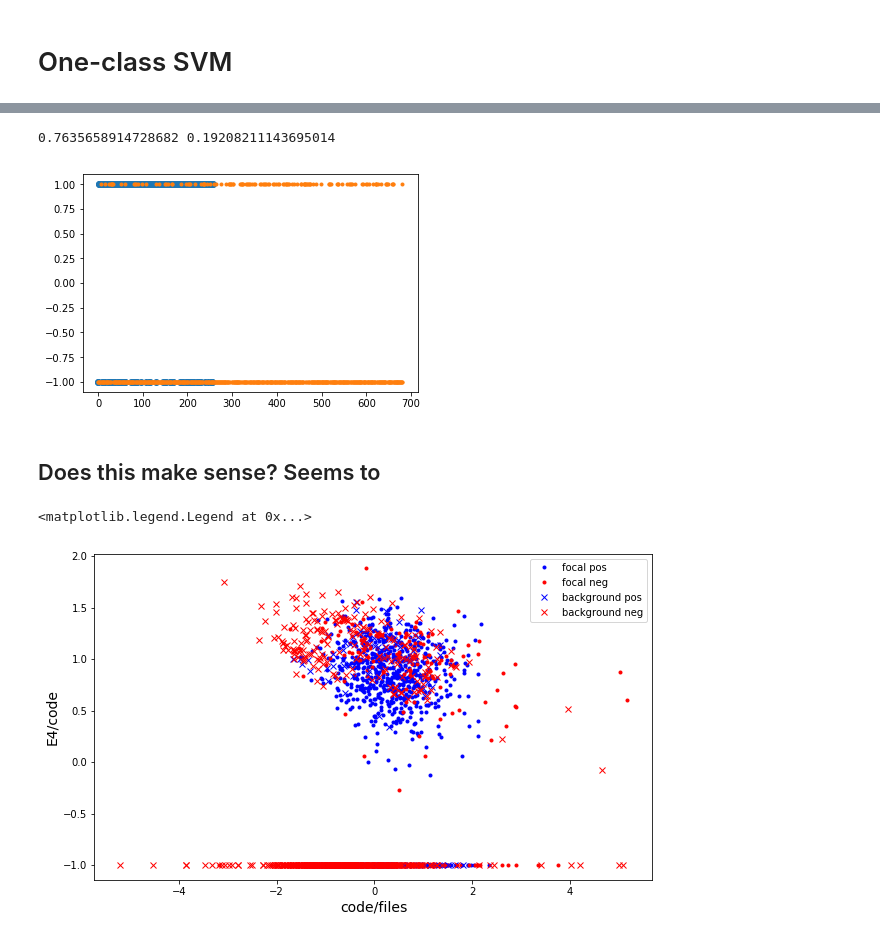
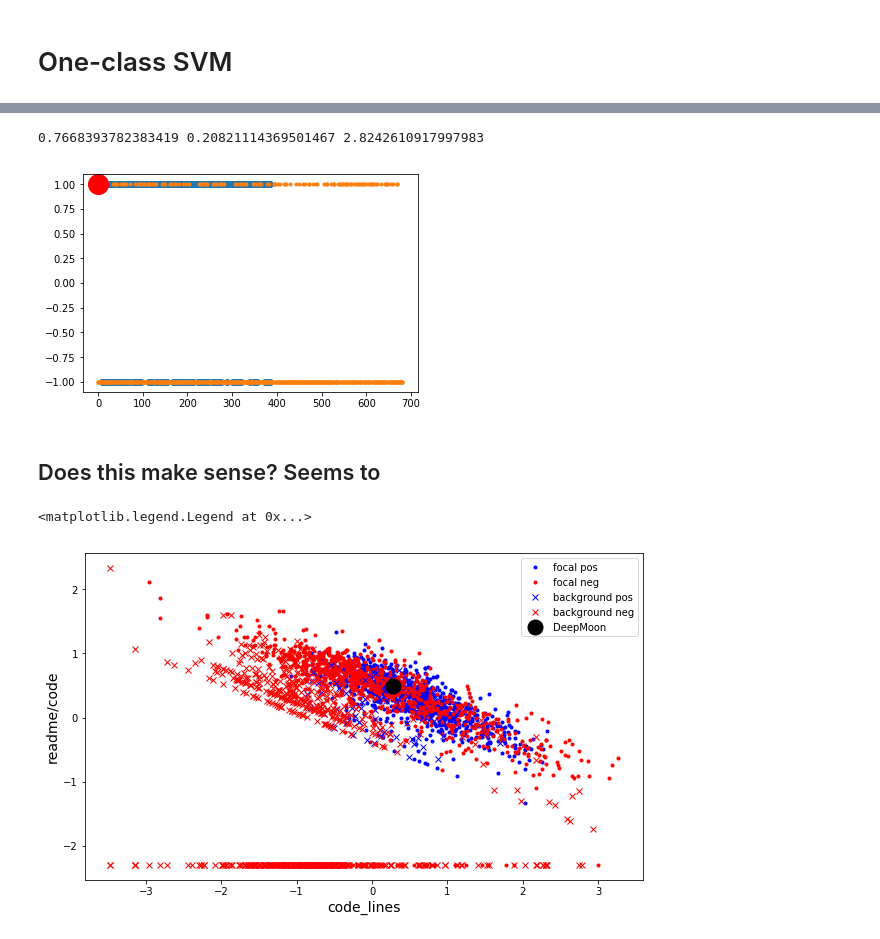
Before and after one commit to silburt/git-screened, a Jupyter notebook: Modeling.ipynb, the cells around one changed output, grey strips where cells are left out. Saved outputs shown, nothing was run; the diff lists cells and outputs as text; code cells hidden in the pictures.

```diff
--- a/Modeling.ipynb
+++ b/Modeling.ipynb
@@ -127,7 +123,7 @@ def focal_score(X_test, Xb_train, nu, gamma):
         print("recall=%f, background_focal_frac=%f, nu=%f, gamma=%f"%(recall, background_focal_frac, nu, gamma))
         score = 0
 
-    return score
+    return score, recall, background_focal_frac
 
 def random_train_test_split(X, train_frac = 0.8):
     N = len(X)
@@ -146,9 +142,16 @@ n_cv = 3
 # %%
 scores = []
 
+clf_best = None
+nu_best = 0
+gamma_best = 0
+score_best = 0
+recall_best = 0
+background_best = 0
+
 for n in nu:
     for g in loggamma:
-        sc = []
+        sc, rc, bk = [], [], []
         for i in range(n_cv):
             X_train, X_test = random_train_test_split(X)
             Xb_train, Xb_test = random_train_test_split(Xb)
@@ -156,6 +159,20 @@ for n in nu:
             clf = svm.OneClassSVM(kernel="rbf", nu=n, gamma=10**g)
             clf.fit(X_train)
 
-            sc.append(focal_score(X_test, Xb_train, n, g))
-        scores.append([n, g, np.mean(sc)])
+            sc_, rc_, bk_ = focal_score(X_test, Xb_train, n, g)
+            sc.append(sc_)
+            rc.append(rc_)
+            bk.append(bk_)
+        msc = np.mean(sc)
+        if msc > score_best:
+            score_best = msc
+            clf_best = clf
+            nu_best = n
+            gamma_best = g
+            recall_best = np.mean(rc)
+            background_best = np.mean(bk)
+        scores.append([n, g, msc, np.mean(rc), np.mean(bk)])
+
+print('best parameters are: nu=%f, gamma=%f, with a score of %f'%(nu_best, gamma_best, score_best))
+print(recall_best, background_best)
 # %% [output]
@@ -199,52 +208,56 @@ best parameters are: nu=0.800000, gamma=-2.000000, with a score of 6.431909
 # %%
 n = 0.2
-g = -2
+g = -2.7
 
 clf = svm.OneClassSVM(kernel="rbf", nu=n, gamma=10**g)
 clf.fit(X_train)
+
 y_pred_test = clf.predict(X_test)
 y_pred_background = clf.predict(Xb_train)
+y_DeepMoon = clf.predict(DM)[0]
 
 import matplotlib.pyplot as plt
 %matplotlib inline
 plt.plot(y_pred_test, 'o')
 plt.plot(y_pred_background, '.')
+plt.plot(y_DeepMoon, 'o', color='red', ms=20)
 
 recall = len(np.where(y_pred_test == 1)[0])/float(len(X_test))
 background_focal_frac = len(np.where(y_pred_background == 1)[0])/float(len(Xb_train))
-print(recall, background_focal_frac )
+print(recall, background_focal_frac, recall**2/background_focal_frac)
 # %% [output]
-0.7635658914728682 0.19208211143695014
+0.7668393782383419 0.20821114369501467 2.8242610917997983
-[figure, old version]
+[figure, new version]
 # %% [markdown]
 ## Does this make sense? Seems to
 # %%
 y_pred_train = clf.predict(X_train)
 train_pos = y_pred_train == 1
 train_neg = y_pred_train == -1
 test_pos = y_pred_test == 1
 test_neg = y_pred_test == -1
 back_pos = y_pred_background == 1
 back_neg = y_pred_background == -1
 
 features = ['code/files','comment/code','test/code','readme/code','docstring/code',
             'E1/code','E2/code','E3/code',
             'E4/code','E5/code','E7/code',
             'W1/code','W2/code','W3/code','W6/code','code_lines']
 fontsize = 14
 
-x_ = 0
-y_ = 8
+x_ = -1
+y_ = 3
 plt.figure(figsize=(10,6))
 plt.plot(X_train[train_pos, x_], X_train[train_pos, y_], '.', color='blue', label='focal pos')
 plt.plot(X_test[test_pos, x_], X_test[test_pos, y_], '.', color='blue')
 plt.plot(X_train[train_neg, x_], X_train[train_neg, y_], '.', color='red', label='focal neg')
 plt.plot(X_test[test_neg, x_], X_test[test_neg, y_], '.', color='red')
 plt.plot(Xb_train[back_pos, x_], Xb_train[back_pos, y_], 'x', color='blue', label='background pos')
 plt.plot(Xb_train[back_neg, x_], Xb_train[back_neg, y_], 'x', color='red', label='background neg')
+plt.plot(DM[0, x_], DM[0, y_], 'ko', ms=15, label='DeepMoon')
 plt.xlabel(features[x_], fontsize=fontsize)
 plt.ylabel(features[y_], fontsize=fontsize)
 plt.legend()
 # %% [output]
 <matplotlib.legend.Legend at 0x...>
-[figure, old version]
+[figure, new version]
```
Also changed, not shown: parts of 9 cells of this notebook, 6 other files.
